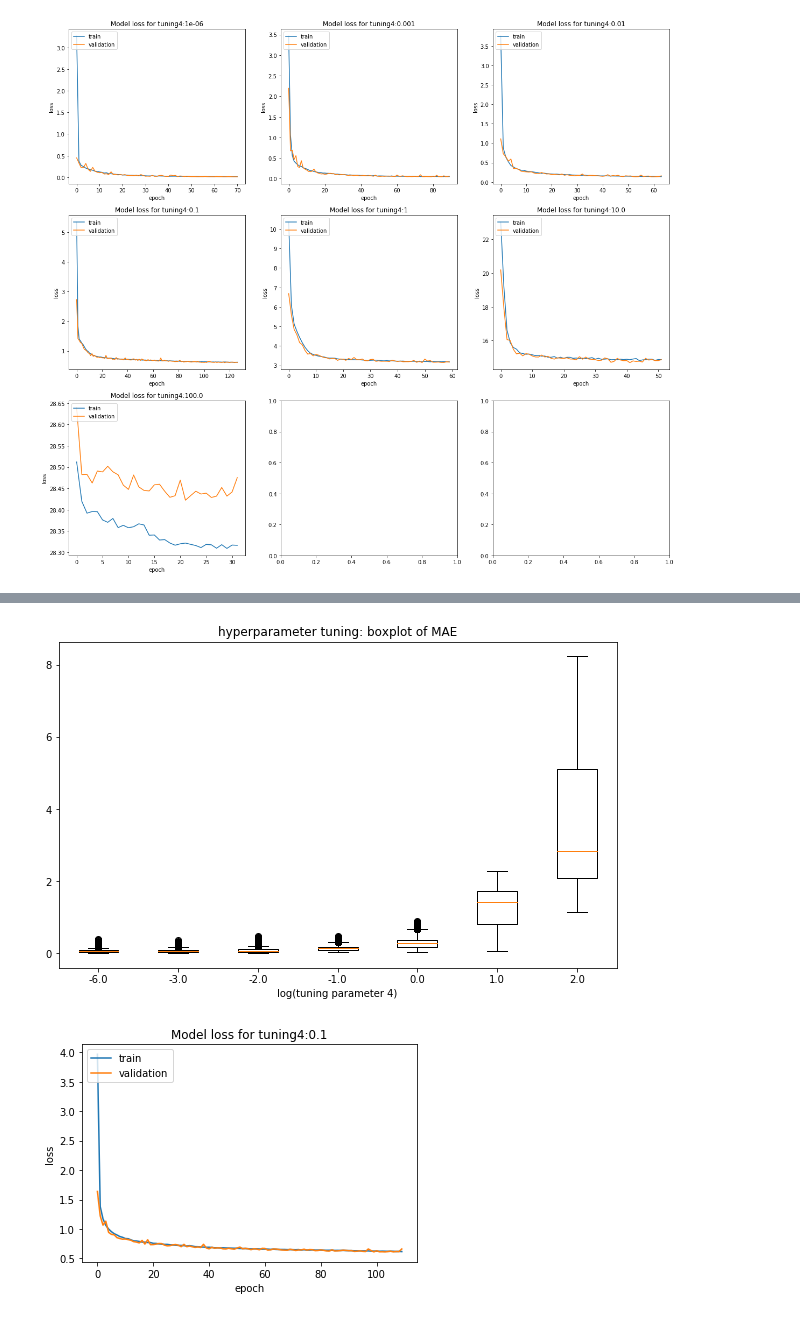
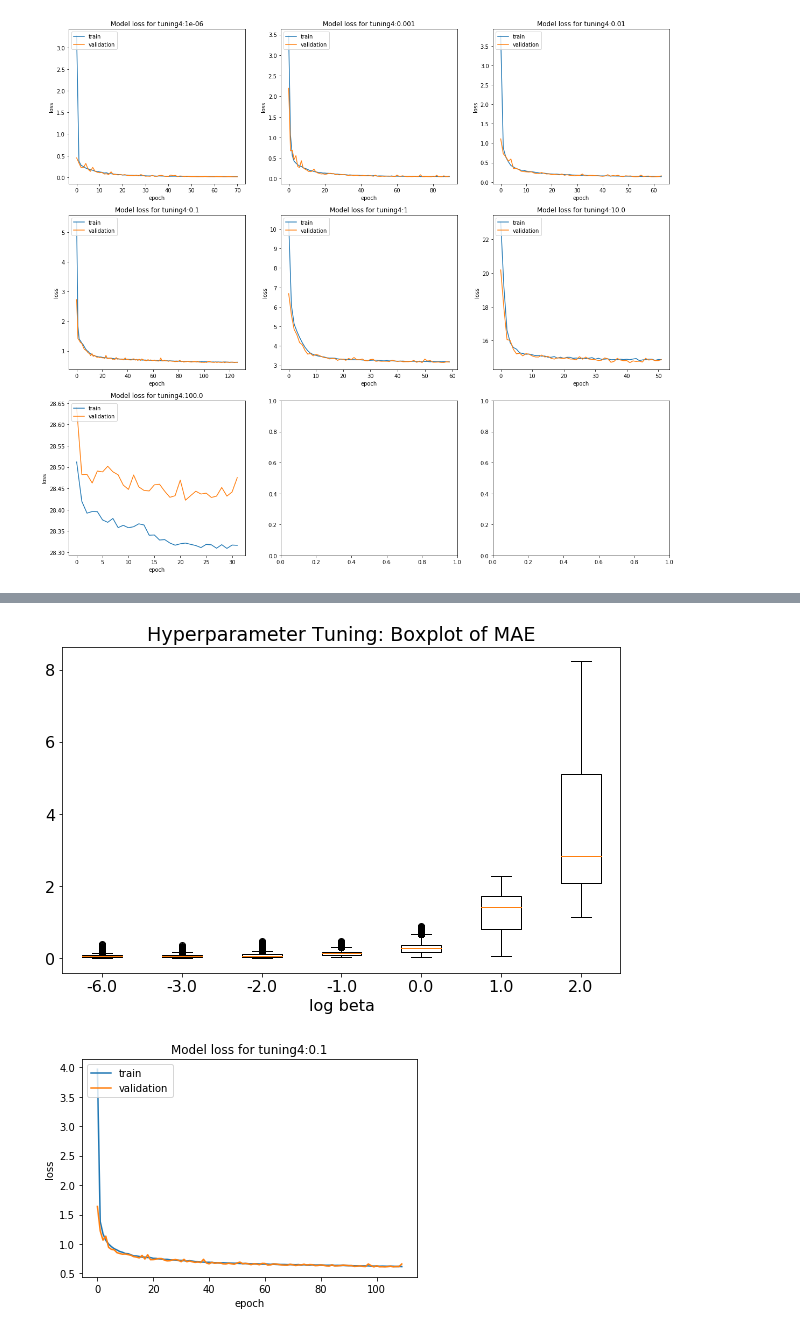
Before and after one commit to yizichenguc/AMOC_VAE, a Jupyter notebook: model.ipynb, the cells around one changed output, grey strips where cells are left out. Cells and saved outputs as stored; diff of their text form; code cells hidden in the pictures.

```diff
--- a/model.ipynb
+++ b/model.ipynb
@@ -325,9 +325,9 @@ para: 4
 para: 5
 para: 6
 [figure]
-# %%
-# load grid_result file
-grid_result = np.load('../model_output/grid_result.npy', allow_pickle=True)
-grid_result = grid_result[()]
-
-target = np.squeeze(AMOC_scaler.inverse_transform(target_val))
+# %%
+# change font size plt
+
+# check: https://matplotlib.org/stable/api/matplotlib_configuration_api.html#matplotlib.rcParams for systematically change plot format
+# font = {'size': 12}
+plt.rcParams.update({'font.size':16, 'legend.fontsize':12})
@@ -384,14 +395,16 @@ plt.show()
 # %%
 # plot empirical coverage based on validation data set
-plt.figure(figsize=(10, 6))
+fig = plt.figure(figsize=(10, 6))
 plt.boxplot(mae,
             positions=list(range(len(labels))),
             labels=labels)
-plt.title('hyperparameter tuning: boxplot of MAE')
-plt.xlabel('log(tuning parameter 4)')
+plt.title('Hyperparameter Tuning: Boxplot of MAE')
+plt.xlabel('log beta')
 plt.show()
+
+# fig.savefig('hyper_tuning/box_mae.png', bbox_inches='tight')
 # %% [output]
-[figure, old version]
+[figure, new version]
 # %%
 best_para = 1e-1
 # %%
```
Also changed, not shown: parts of 6 cells of this notebook, 26 other files.
